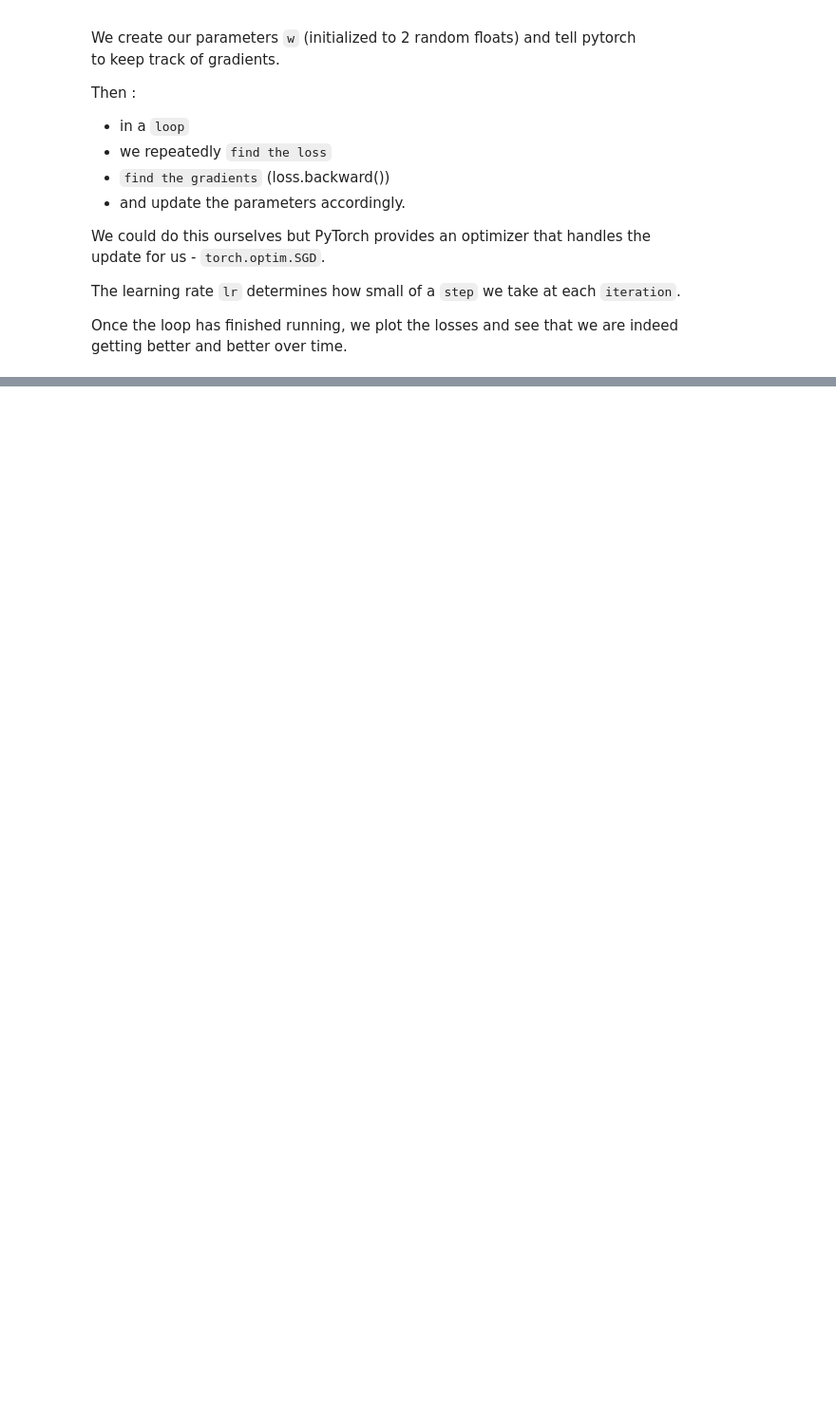
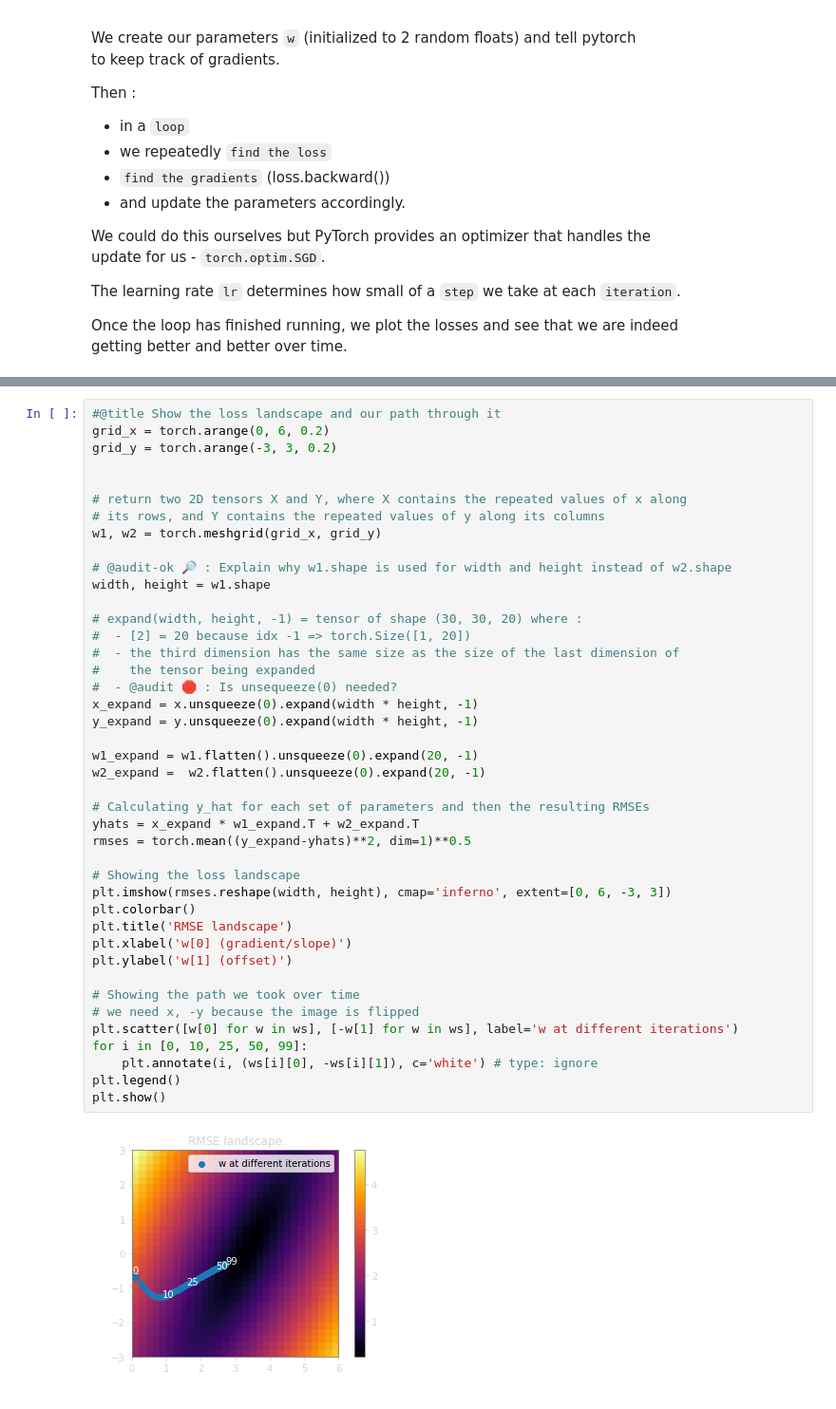
Before and after one commit to miketon/JupyterJeep, a Jupyter notebook: aiart/art_01_Intro_GradientDescent.ipynb, the cells around one changed output, grey strips where cells are left out. Shown at 95% size. Cells and saved outputs as stored; diff of their text form; blank space fills up the shorter version.

```diff
--- a/aiart/art_01_Intro_GradientDescent.ipynb
+++ b/aiart/art_01_Intro_GradientDescent.ipynb
@@ -1078,0 +1122,44 @@ Text(0.5, 1.0, 'Losses over time')
+# %%
+#@title Show the loss landscape and our path through it
+grid_x = torch.arange(0, 6, 0.2)
+grid_y = torch.arange(-3, 3, 0.2)
+
+
+# return two 2D tensors X and Y, where X contains the repeated values of x along
+# its rows, and Y contains the repeated values of y along its columns
+w1, w2 = torch.meshgrid(grid_x, grid_y)
+
+# @audit-ok 🔎 : Explain why w1.shape is used for width and height instead of w2.shape
+width, height = w1.shape
+
+# expand(width, height, -1) = tensor of shape (30, 30, 20) where :
+#  - [2] = 20 because idx -1 => torch.Size([1, 20])
+#  - the third dimension has the same size as the size of the last dimension of
+#    the tensor being expanded
+#  - @audit 🛑 : Is unsequeeze(0) needed?
+x_expand = x.unsqueeze(0).expand(width * height, -1)
+y_expand = y.unsqueeze(0).expand(width * height, -1)
+
+w1_expand = w1.flatten().unsqueeze(0).expand(20, -1)
+w2_expand =  w2.flatten().unsqueeze(0).expand(20, -1)
+
+# Calculating y_hat for each set of parameters and then the resulting RMSEs
+yhats = x_expand * w1_expand.T + w2_expand.T
+rmses = torch.mean((y_expand-yhats)**2, dim=1)**0.5
+
+# Showing the loss landscape
+plt.imshow(rmses.reshape(width, height), cmap='inferno', extent=[0, 6, -3, 3])
+plt.colorbar()
+plt.title('RMSE landscape')
+plt.xlabel('w[0] (gradient/slope)')
+plt.ylabel('w[1] (offset)')
+
+# Showing the path we took over time
+# we need x, -y because the image is flipped
+plt.scatter([w[0] for w in ws], [-w[1] for w in ws], label='w at different iterations')
+for i in [0, 10, 25, 50, 99]:
+    plt.annotate(i, (ws[i][0], -ws[i][1]), c='white') # type: ignore
+plt.legend()
+plt.show()
+# %% [output]
+[figure, added]
```
Also changed, not shown: parts of 19 cells of this notebook.
